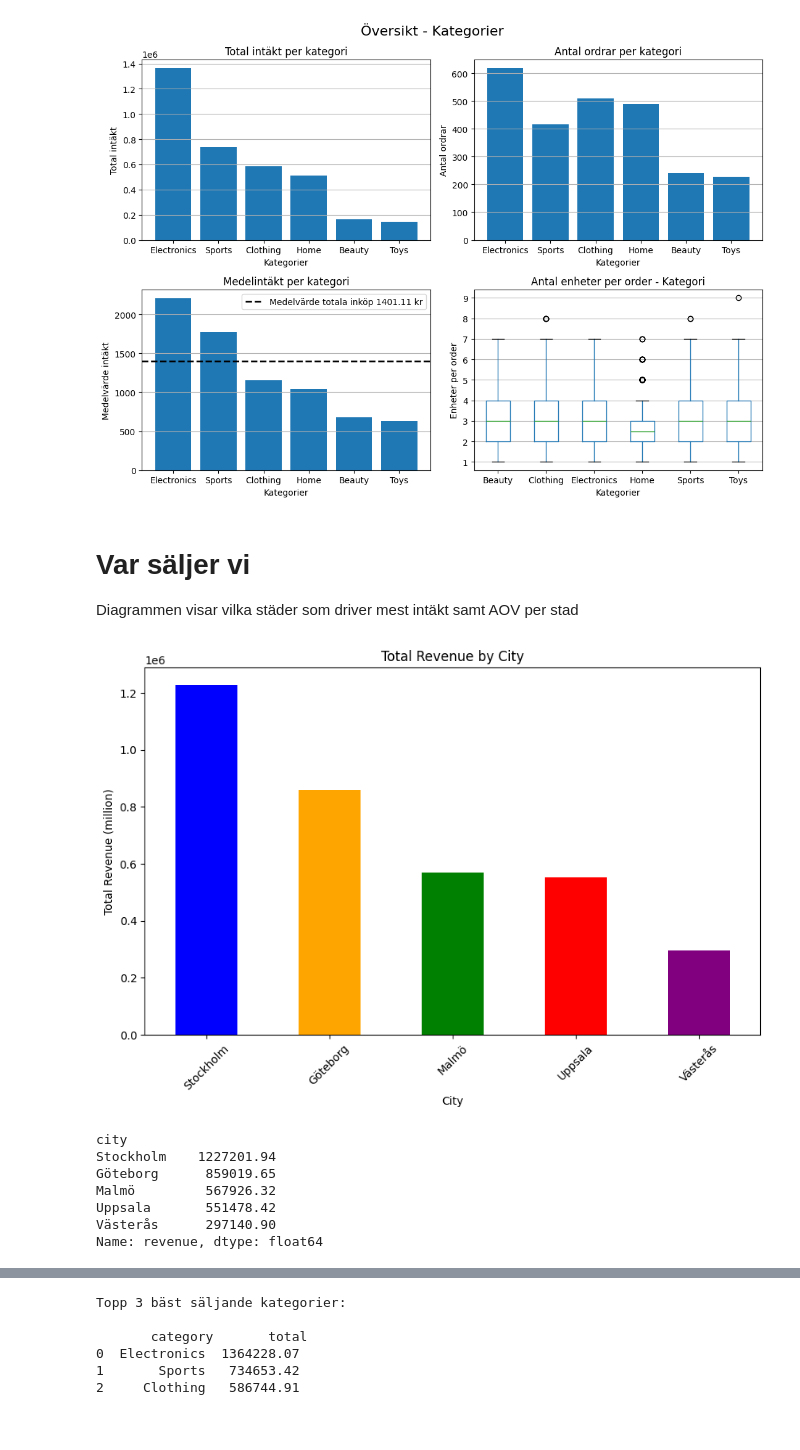
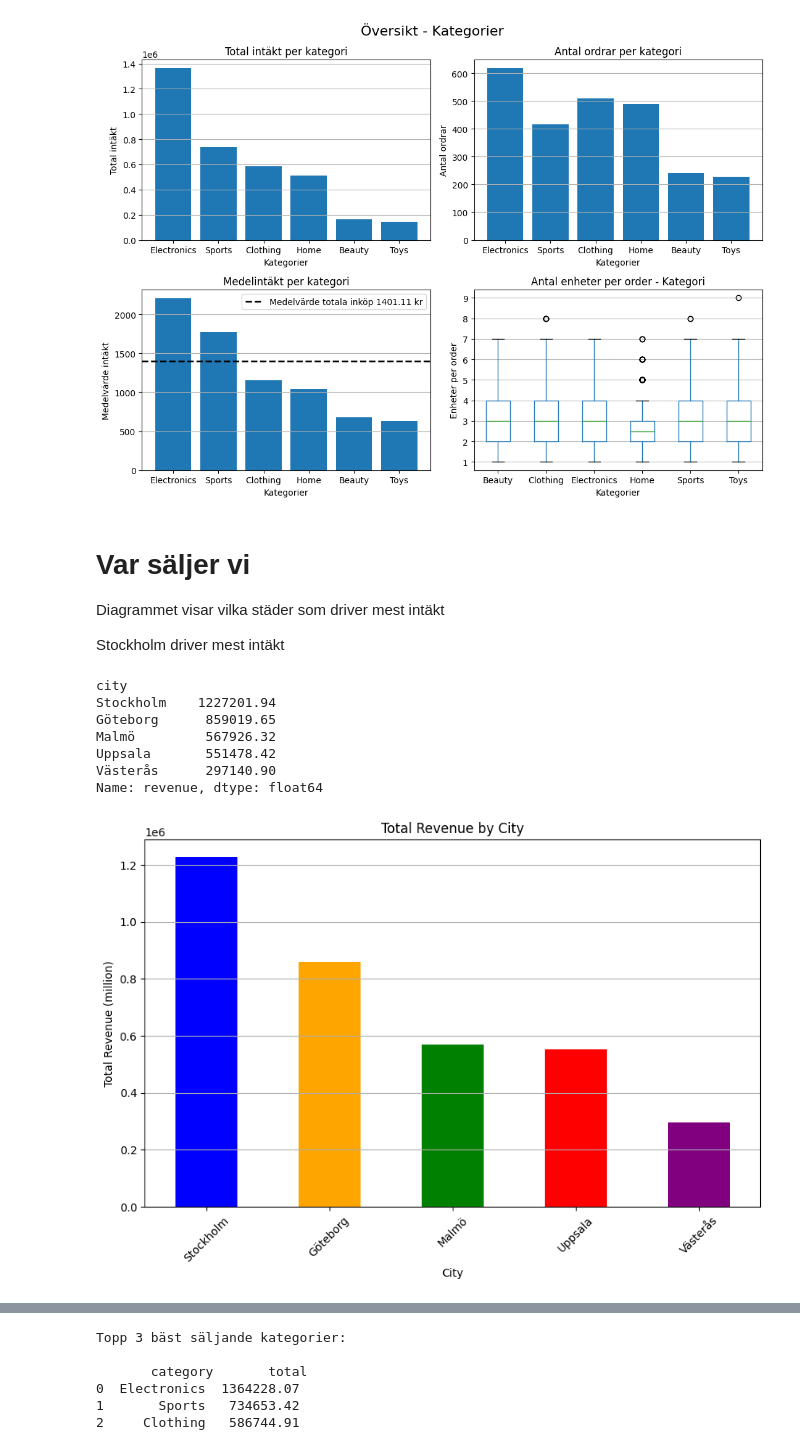
Before and after one commit to eliasstalfreelancer/GruppArbete, a Jupyter notebook: Report.ipynb, the cells around one changed output, grey strips where cells are left out. Drawn from its saved outputs; the diff is of its cells as text; code cells hidden in the pictures.

```diff
--- a/Report.ipynb
+++ b/Report.ipynb
@@ -16,13 +8,11 @@ import src.metrics as me
 import src.viz as vi
 import src.ecommerce as ec
 # %%
-"""Skapa en variabel 'df_raw' där vi läser in filen med funktionen som vi skapat i 'io_utils"""
+#Laddar in datta och förbereder data
 
-df_raw = load_data("data/ecommerce_sales.csv")
+df_raw = io.load_data("data/ecommerce_sales.csv")
 
-"""Skapa en ny variabe 'df' där vi sparar en 'städat' fil med en funktion vi skapat i 'io_utils ."""
-
-df = clean_data(df_raw)
+df = io.clean_data(df_raw)
 
 df['month'] = df['date'].dt.to_period('M')  # Tar ut månaden från datumet
 
@@ -74,16 +56,18 @@ plt.tight_layout()
 [figure]
 # %% [markdown]
 # Var säljer vi
-Diagrammen visar vilka städer som driver mest intäkt samt AOV per stad
+Diagrammet visar vilka städer som driver mest intäkt
+
+Stockholm driver mest intäkt
 # %%
+print(me.city_revenue(df))
 vi.plot_city_revenue(df)
-me.city_revenue(df)
 # %% [output]
+city
+Stockholm    1227201.94
+Göteborg      859019.65
+Malmö         567926.32
+Uppsala       551478.42
+Västerås      297140.90
+Name: revenue, dtype: float64
-[figure, old version]
+[figure, new version]
-city
-Stockholm    1227201.94
-Göteborg      859019.65
-Malmö         567926.32
-Uppsala       551478.42
-Västerås      297140.90
-Name: revenue, dtype: float64
```
Also changed, not shown: parts of 13 cells of this notebook, 2 other files.
